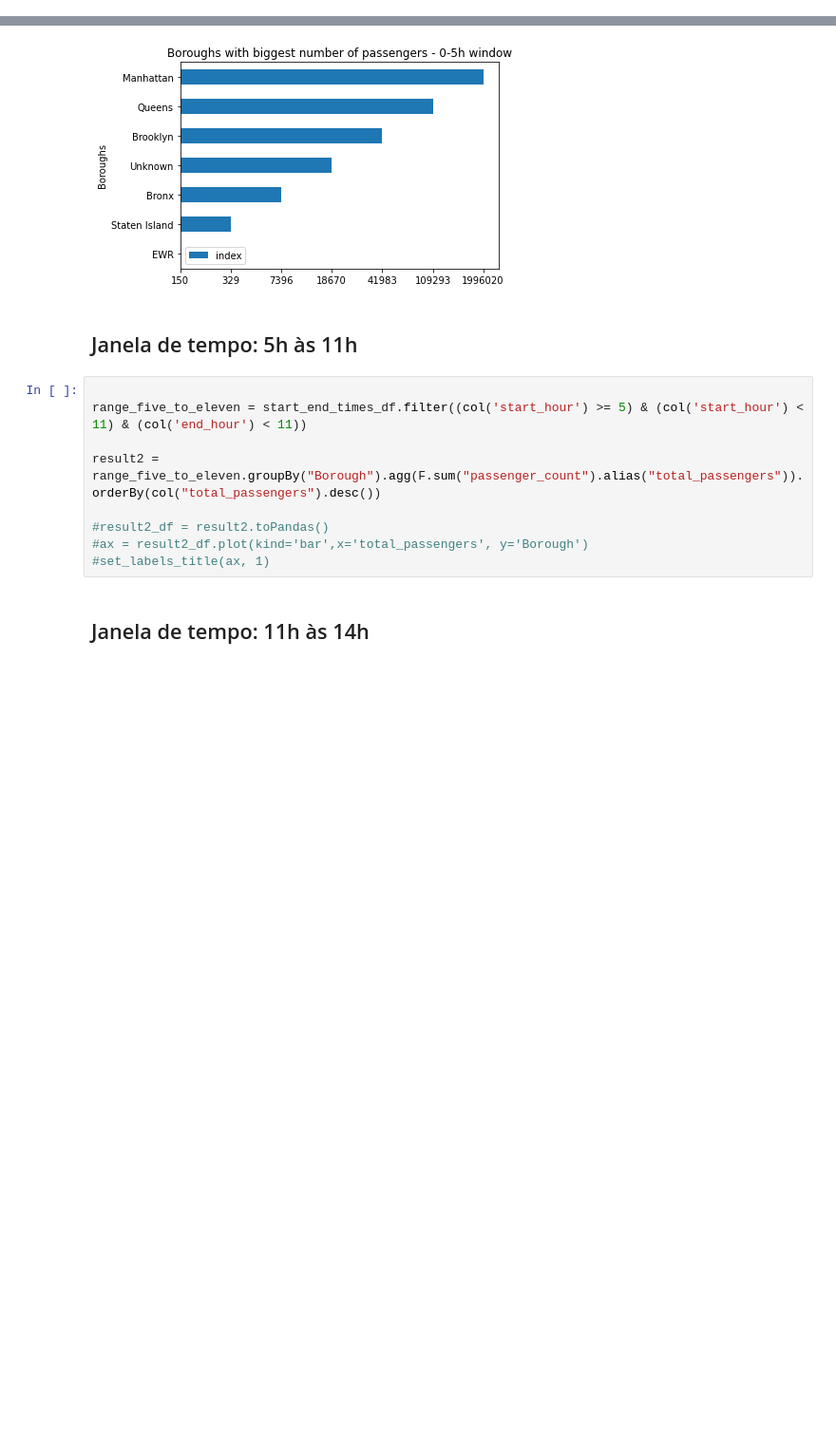
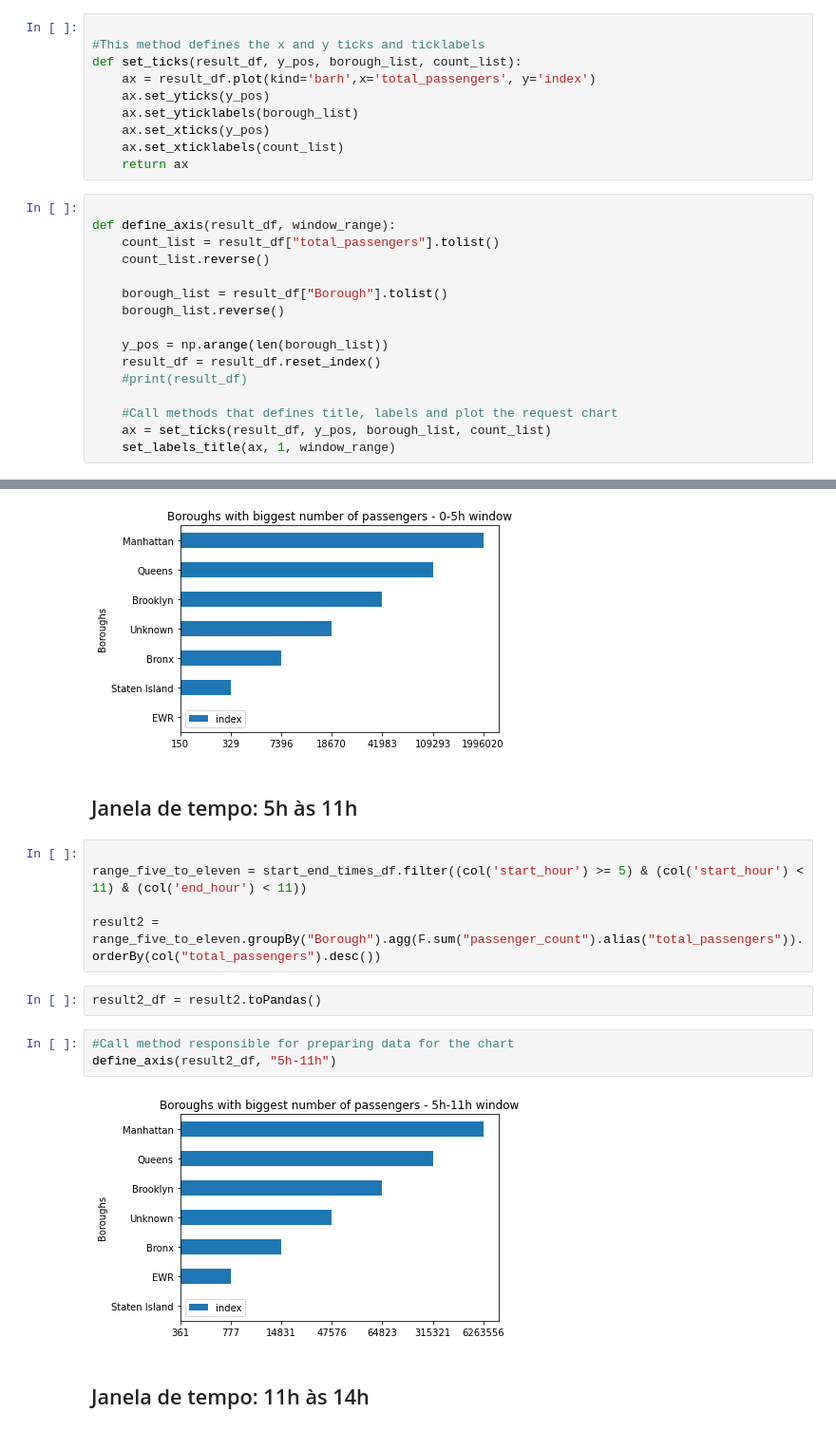
Before and after one commit to nandacamargo/pyspark-ny-taxis-analysis, a Jupyter notebook: time-windows-taxis.ipynb, the cells around one changed output, grey strips where cells are left out. Shown at 95% size. Drawn from its saved outputs; the diff is of its cells as text; blank space fills up the shorter version.

Commit message:
Add more charts and code refactor
- Add charts for different time windows;
- Put code that would be used in different parts inside methods.

```diff
--- a/time-windows-taxis.ipynb
+++ b/time-windows-taxis.ipynb
@@ -83,3 +84,29 @@ def set_labels_title(ax, number, window):
+# %%
+
+#This method defines the x and y ticks and ticklabels
+def set_ticks(result_df, y_pos, borough_list, count_list):
+    ax = result_df.plot(kind='barh',x='total_passengers', y='index')
+    ax.set_yticks(y_pos)
+    ax.set_yticklabels(borough_list)
+    ax.set_xticks(y_pos)
+    ax.set_xticklabels(count_list)
+    return ax
+# %%
+
+def define_axis(result_df, window_range):
+    count_list = result_df["total_passengers"].tolist()
+    count_list.reverse()
+
+    borough_list = result_df["Borough"].tolist()
+    borough_list.reverse()
+
+    y_pos = np.arange(len(borough_list))
+    result_df = result_df.reset_index()
+    #print(result_df)
+
+    #Call methods that defines title, labels and plot the request chart
+    ax = set_ticks(result_df, y_pos, borough_list, count_list)
+    set_labels_title(ax, 1, window_range)
 # %% [markdown]
 ## Janela de tempo: 0 às 5h
 # %%
@@ -132,10 +138,13 @@ set_labels_title(ax, 1, "0-5h")
 range_five_to_eleven = start_end_times_df.filter((col('start_hour') >= 5) & (col('start_hour') < 11) & (col('end_hour') < 11))
 
 result2 = range_five_to_eleven.groupBy("Borough").agg(F.sum("passenger_count").alias("total_passengers")).orderBy(col("total_passengers").desc())
-
-#result2_df = result2.toPandas()
-#ax = result2_df.plot(kind='bar',x='total_passengers', y='Borough')
-#set_labels_title(ax, 1)
+# %%
+result2_df = result2.toPandas()
+# %%
+#Call method responsible for preparing data for the chart
+define_axis(result2_df, "5h-11h")
+# %% [output]
+[figure, added]
 # %% [markdown]
 ## Janela de tempo: 11h às 14h
 # %%
```
Also changed, not shown: parts of 12 cells of this notebook.
